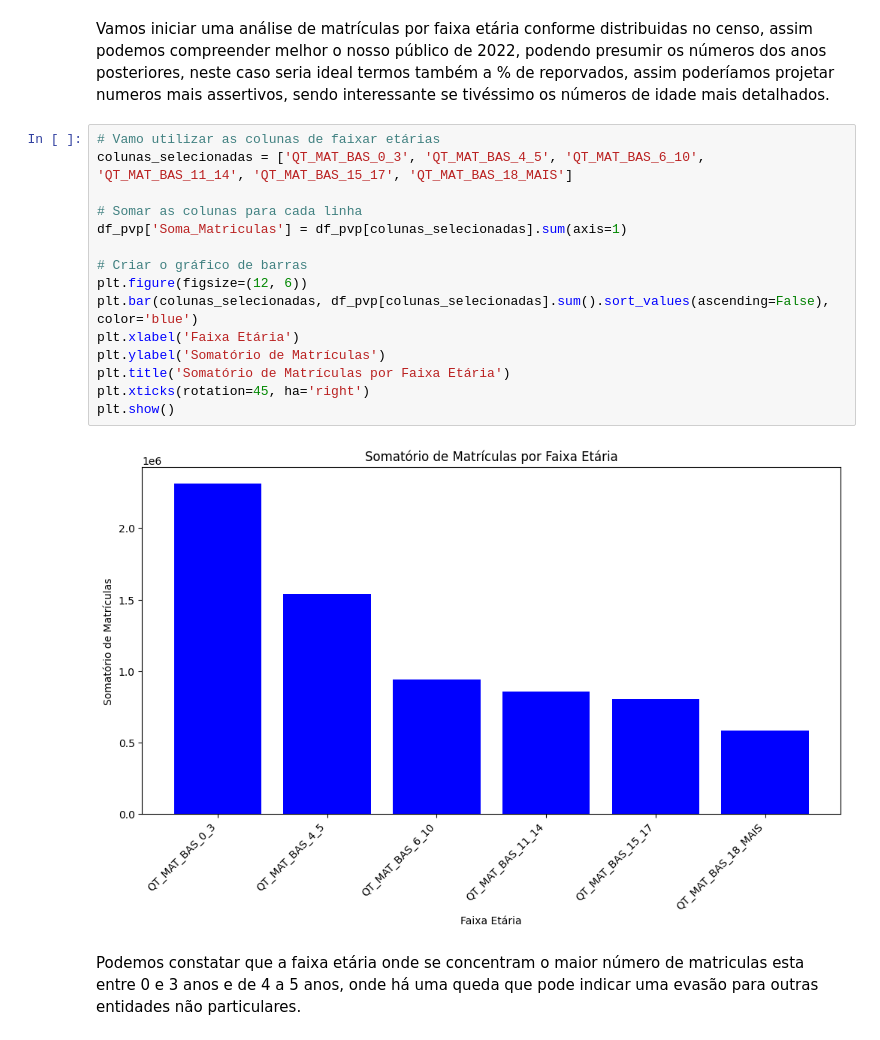
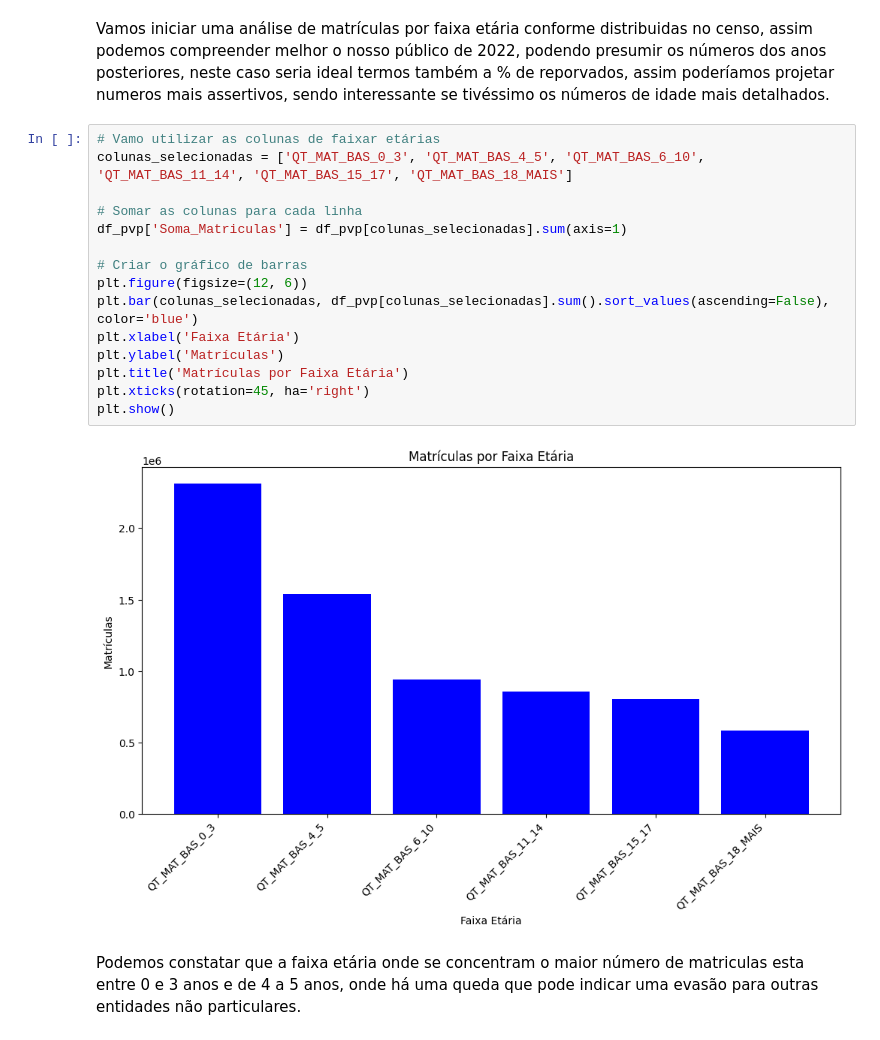
Before and after one commit to AndersonLopesbh/I.S, a Jupyter notebook: Analises IS/Script_python/Analises_IS.ipynb, the cells around one changed output. Cells and saved outputs as stored; diff of their text form.

```diff
--- a/Analises IS/Script_python/Analises_IS.ipynb
+++ b/Analises IS/Script_python/Analises_IS.ipynb
@@ -684,19 +691,19 @@ Vamos iniciar uma análise de matrículas por faixa etária conforme distribuida
 # %%
 # Vamo utilizar as colunas de faixar etárias
 colunas_selecionadas = ['QT_MAT_BAS_0_3', 'QT_MAT_BAS_4_5', 'QT_MAT_BAS_6_10', 'QT_MAT_BAS_11_14', 'QT_MAT_BAS_15_17', 'QT_MAT_BAS_18_MAIS']
 
 # Somar as colunas para cada linha
 df_pvp['Soma_Matriculas'] = df_pvp[colunas_selecionadas].sum(axis=1)
 
 # Criar o gráfico de barras
 plt.figure(figsize=(12, 6))
 plt.bar(colunas_selecionadas, df_pvp[colunas_selecionadas].sum().sort_values(ascending=False), color='blue')
 plt.xlabel('Faixa Etária')
-plt.ylabel('Somatório de Matrículas')
-plt.title('Somatório de Matrículas por Faixa Etária')
+plt.ylabel('Matrículas')
+plt.title('Matrículas por Faixa Etária')
 plt.xticks(rotation=45, ha='right')
 plt.show()
 # %% [output]
-[figure, old version]
+[figure, new version]
 # %% [markdown]
 Podemos constatar que a faixa etária onde se concentram o maior número de matriculas esta entre 0 e 3 anos e de 4 a 5 anos, onde há uma queda que pode indicar uma evasão para outras entidades não particulares.
```
Also changed, not shown: parts of 11 cells of this notebook.
